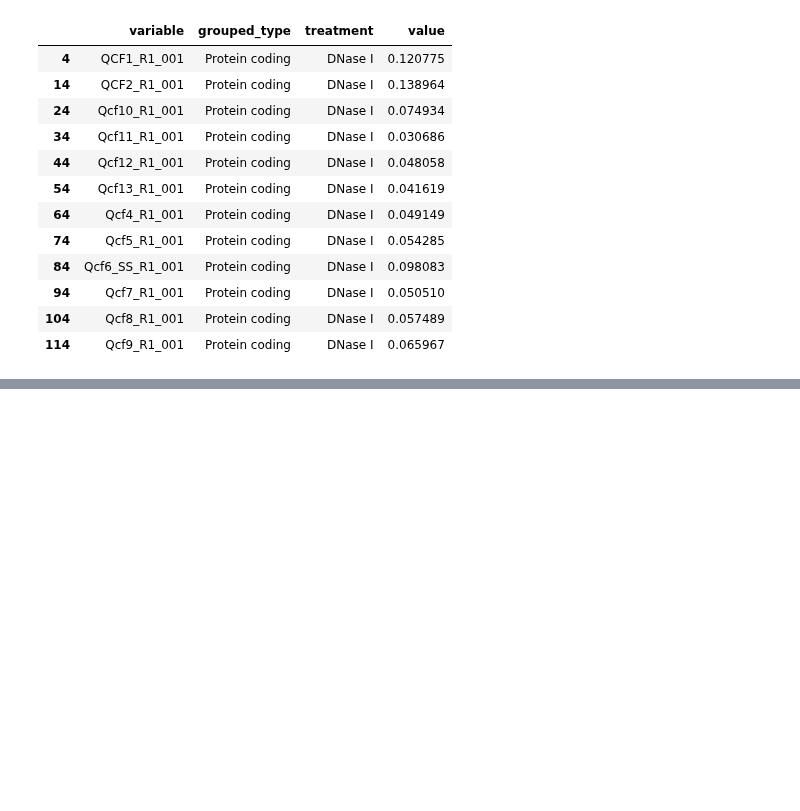
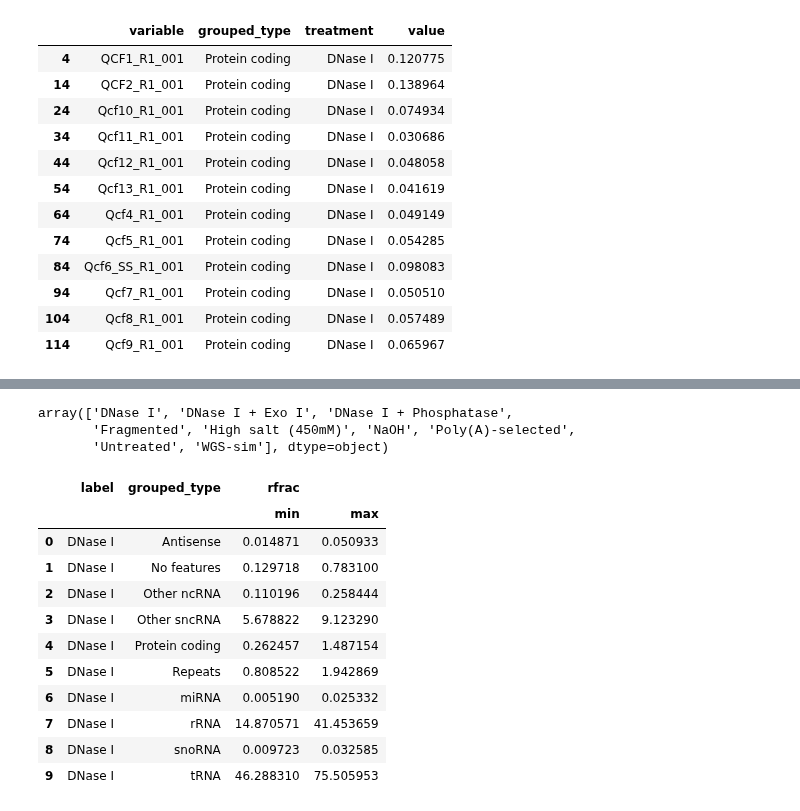
Before and after one commit to wckdouglas/cfNA, a Jupyter notebook: plots/plot_count.ipynb, the cells around one changed output, grey strips where cells are left out. Cells and saved outputs as stored; diff of their text form; code cells hidden in the pictures; blank space fills up the shorter version.

```diff
--- a/plots/plot_count.ipynb
+++ b/plots/plot_count.ipynb
@@ -279 +280,23 @@ Text(0, 0.5, 'Percentage of read pairs')
 [figure]
+# %%
+s = sample_wise_fraction()
+s.label.unique()
+# %% [output]
+array(['DNase I', 'DNase I + Exo I', 'DNase I + Phosphatase',
+       'Fragmented', 'High salt (450mM)', 'NaOH', 'Poly(A)-selected',
+       'Untreated', 'WGS-sim'], dtype=object)
+# %%
+s.pipe(lambda d: d[d.label == "DNase I"])
+# %% [output]
+|  | label | grouped_type | rfrac |  |
+|  |  |  | min | max |
+| 0 | DNase I | Antisense | 0.014871 | 0.050933 |
+| 1 | DNase I | No features | 0.129718 | 0.783100 |
+| 2 | DNase I | Other ncRNA | 0.110196 | 0.258444 |
+| 3 | DNase I | Other sncRNA | 5.678822 | 9.123290 |
+| 4 | DNase I | Protein coding | 0.262457 | 1.487154 |
+| 5 | DNase I | Repeats | 0.808522 | 1.942869 |
+| 6 | DNase I | miRNA | 0.005190 | 0.025332 |
+| 7 | DNase I | rRNA | 14.870571 | 41.453659 |
+| 8 | DNase I | snoRNA | 0.009723 | 0.032585 |
+| 9 | DNase I | tRNA | 46.288310 | 75.505953 |
```
Also changed, not shown: parts of 4 cells of this notebook, 10 other files.
